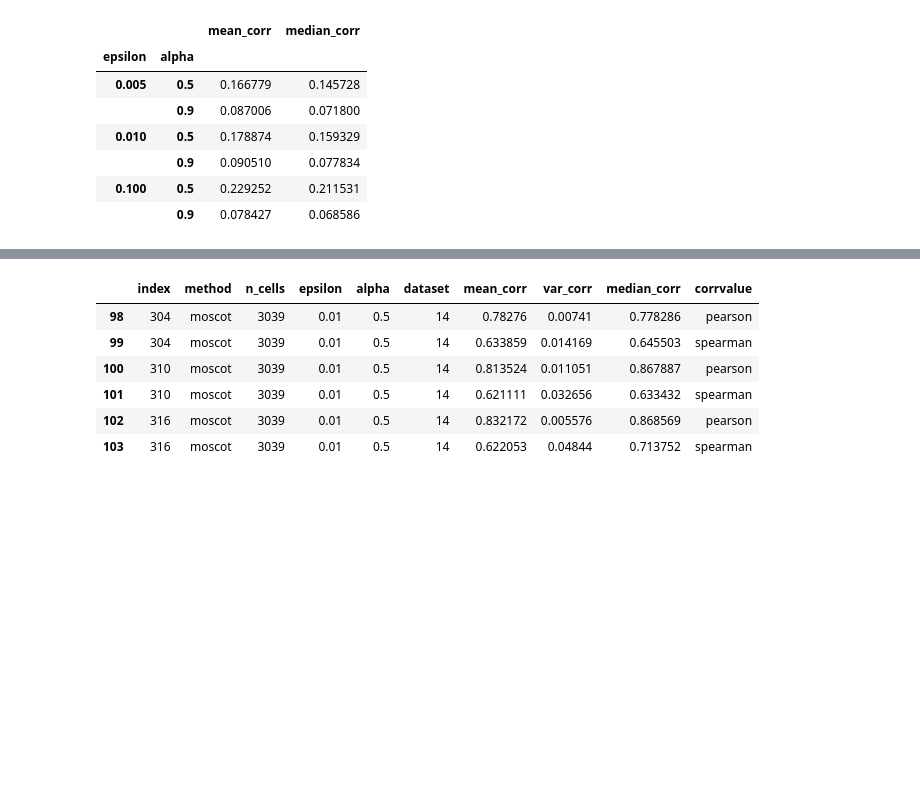
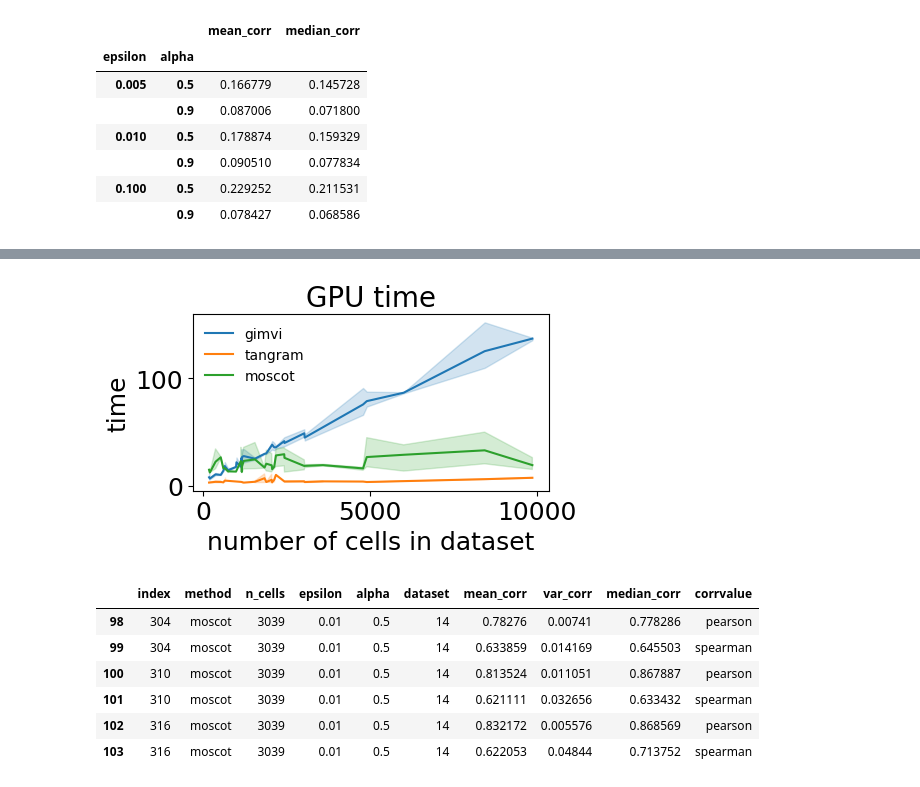
Before and after one commit to theislab/moscot_benchmarks, a Jupyter notebook: experiments/space/mapping/method_benchmark/seml_results.ipynb, the cells around one changed output, grey strips where cells are left out. Cells and saved outputs as stored; diff of their text form; code cells hidden in the pictures; blank space fills up the shorter version.

```diff
--- a/experiments/space/mapping/method_benchmark/seml_results.ipynb
+++ b/experiments/space/mapping/method_benchmark/seml_results.ipynb
@@ -155,3 +157,38 @@ plt.tight_layout()
+# %%
+import seaborn as sns
+
+fig, ax = plt.subplots(figsize=(5, 3), dpi=100)
+# g = sns.boxplot(
+#     data=final_df[final_df.corrvalue == "spearman"],
+#     x="n_cells",
+#     y="median",
+#     hue="method",
+#     dodge=True,
+#     ax=ax,
+# )
+
+sns.lineplot(
+    data=final_df[final_df.corrvalue == "spearman"],
+    x="n_cells",
+    y="time",
+    hue="method",
+    ax=ax,
+)
+legend = plt.legend()
+
+legend.get_frame().set_facecolor("none")
+legend.get_frame().set_edgecolor("white")
+# ticks, labels = plt.xticks()
+# plt.xticks(ticks[::5], labels[::5])
+
+ax.set_ylabel("time", fontsize=18)
+
+ax.set_xlabel("number of cells in dataset", fontsize=18)
+ax.tick_params(axis="both", which="major", labelsize=18)
+ax.set_title("GPU time", fontsize=20)
+plt.tight_layout()
+# %% [output]
+[figure, added]
 # %%
 moscot[moscot.median_corr.values > 0.5]
 # %% [output]
```
Also changed, not shown: parts of 5 cells of this notebook.
